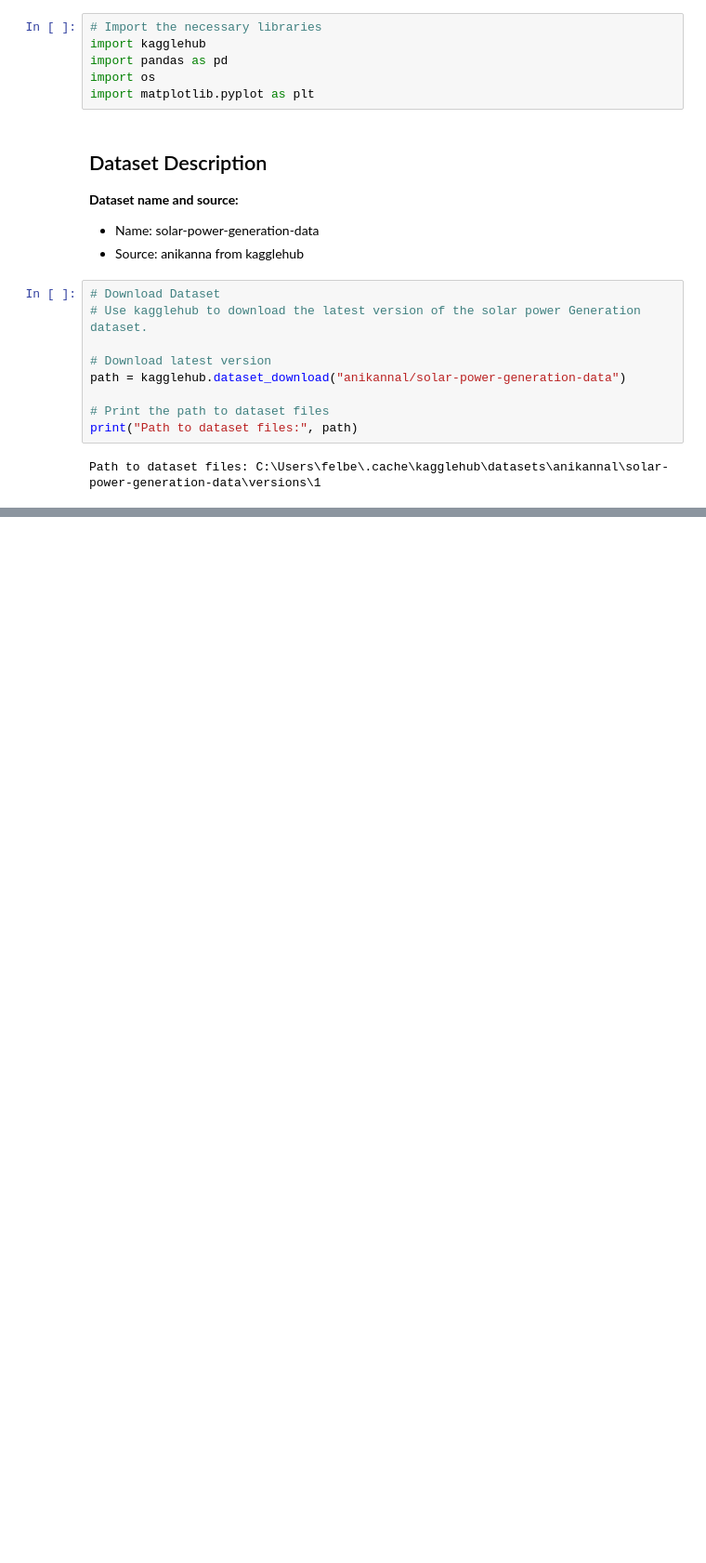
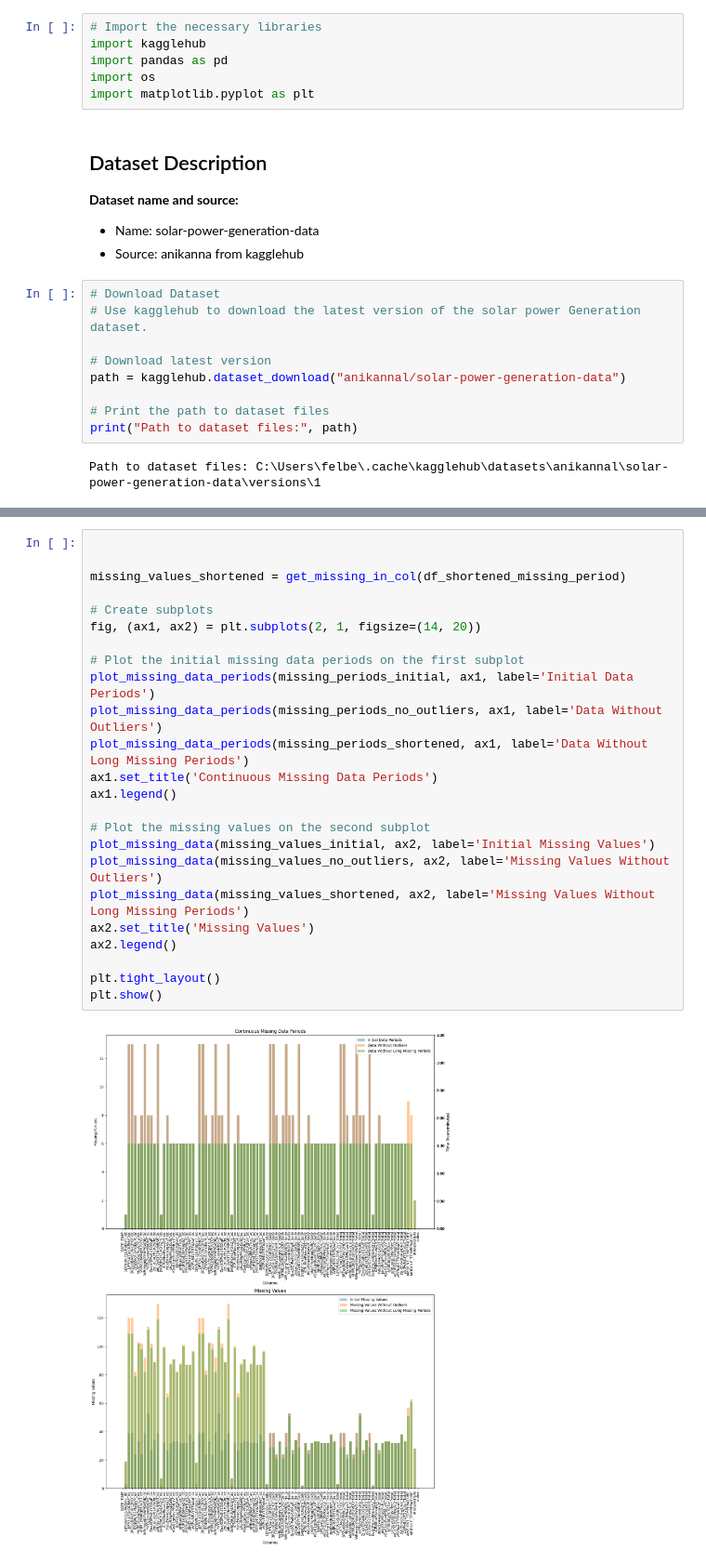
Before and after one commit to FelberPeter/Assigment-4, a Jupyter notebook: Solarpower.ipynb, the cells around one changed output, grey strips where cells are left out. Shown at 93% size. Saved outputs shown, nothing was run; the diff lists cells and outputs as text; blank space fills up the shorter version.

```diff
--- a/Solarpower.ipynb
+++ b/Solarpower.ipynb
@@ -279,0 +394,26 @@ plt.show()
+# %%
+
+
+missing_values_shortened = get_missing_in_col(df_shortened_missing_period)
+
+# Create subplots
+fig, (ax1, ax2) = plt.subplots(2, 1, figsize=(14, 20))
+
+# Plot the initial missing data periods on the first subplot
+plot_missing_data_periods(missing_periods_initial, ax1, label='Initial Data Periods')
+plot_missing_data_periods(missing_periods_no_outliers, ax1, label='Data Without Outliers')
+plot_missing_data_periods(missing_periods_shortened, ax1, label='Data Without Long Missing Periods')
+ax1.set_title('Continuous Missing Data Periods')
+ax1.legend()
+
+# Plot the missing values on the second subplot
+plot_missing_data(missing_values_initial, ax2, label='Initial Missing Values')
+plot_missing_data(missing_values_no_outliers, ax2, label='Missing Values Without Outliers')
+plot_missing_data(missing_values_shortened, ax2, label='Missing Values Without Long Missing Periods')
+ax2.set_title('Missing Values')
+ax2.legend()
+
+plt.tight_layout()
+plt.show()
+# %% [output]
+[figure, added]
```
Also changed, not shown: parts of 39 cells of this notebook, 1 other file.
